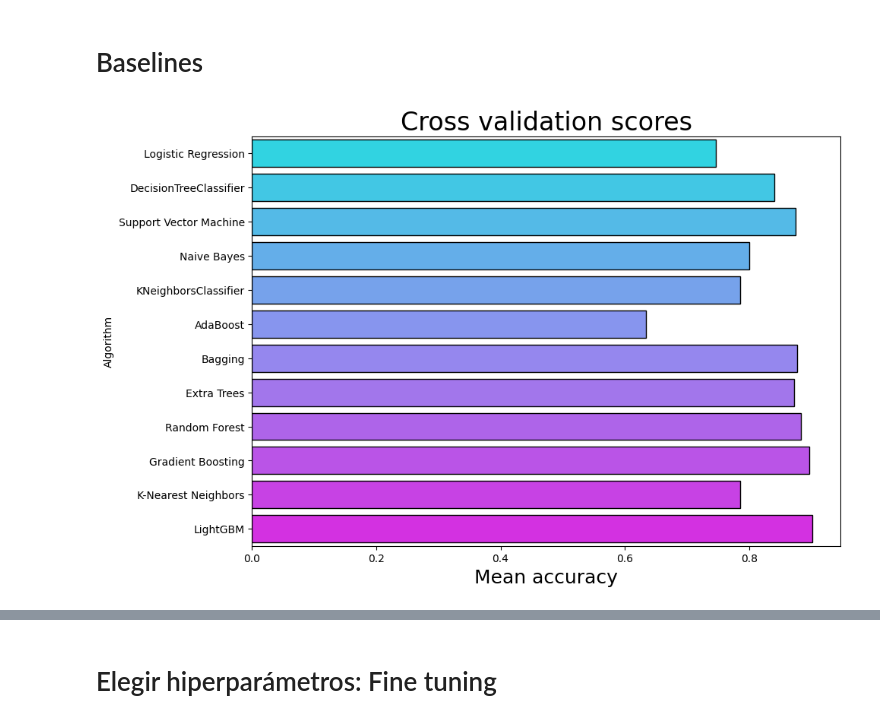
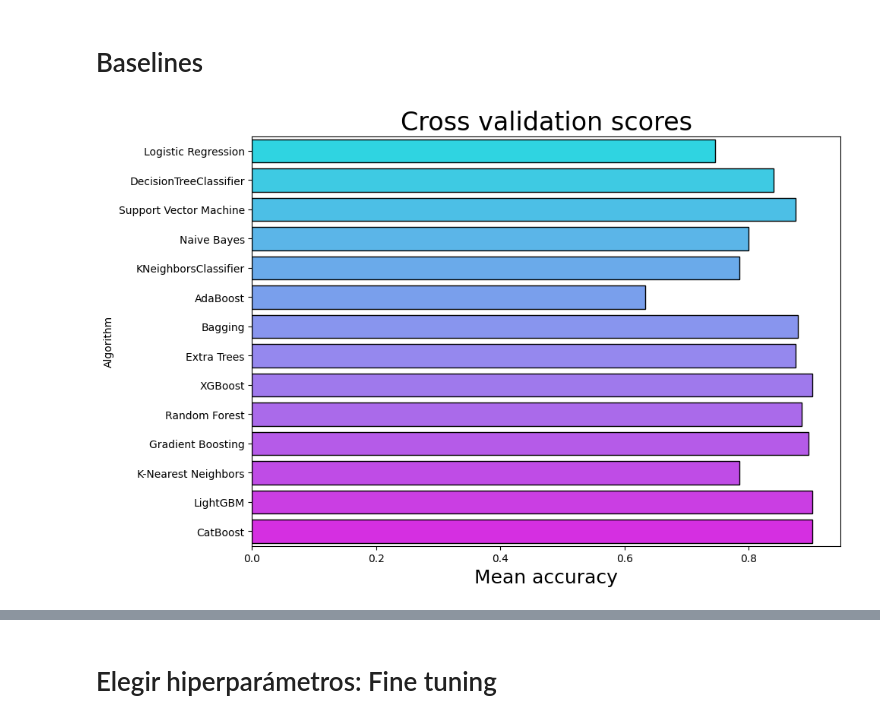
Before and after one commit to angelrodnah/Obesity, a Jupyter notebook: src/notebooks/project_resume.ipynb, the cells around one changed output, grey strips where cells are left out. Drawn from its saved outputs; the diff is of its cells as text; code cells hidden in the pictures.

```diff
--- a/src/notebooks/project_resume.ipynb
+++ b/src/notebooks/project_resume.ipynb
@@ -722,8 +723,6 @@ from lightgbm import LGBMClassifier
 # %%
 #Meter CatBoost
 # %%
-
-# Definir los modelos a comparar
 modelos = {
     'Logistic Regression': LogisticRegression(solver='liblinear'),
     'DecisionTreeClassifier': DecisionTreeClassifier(),
@@ -733,10 +732,11 @@ modelos = {
     'AdaBoost': AdaBoostClassifier(),
     'Bagging': BaggingClassifier(n_estimators=10),
     'Extra Trees': ExtraTreesClassifier(n_estimators=10),
-    #'XGBoost': XGBClassifier(),
+    'XGBoost': XGBClassifier(),
     'Random Forest':RandomForestClassifier(n_estimators=10),
     'AdaBoost': AdaBoostClassifier(),
     'Gradient Boosting': GradientBoostingClassifier(),
     'K-Nearest Neighbors': KNeighborsClassifier(),
     'LightGBM':LGBMClassifier(),
+    'CatBoost': CatBoostClassifier()
 }
@@ -747,6 +745,6 @@ modelos = {
 X_train_fs=X_train[selvars]
 X_val_fs=X_val[selvars]
 # %%
-cv_df=perform_cross_validation(modelos, X_train_fs, y_train)
+cv_df=perform_cross_validation(modelos, X_train_fs, y_train,  metric='accuracy')
 # %% [output]
-[figure, old version]
+[figure, new version]
```
Also changed, not shown: parts of 17 cells of this notebook, 5 other files.
